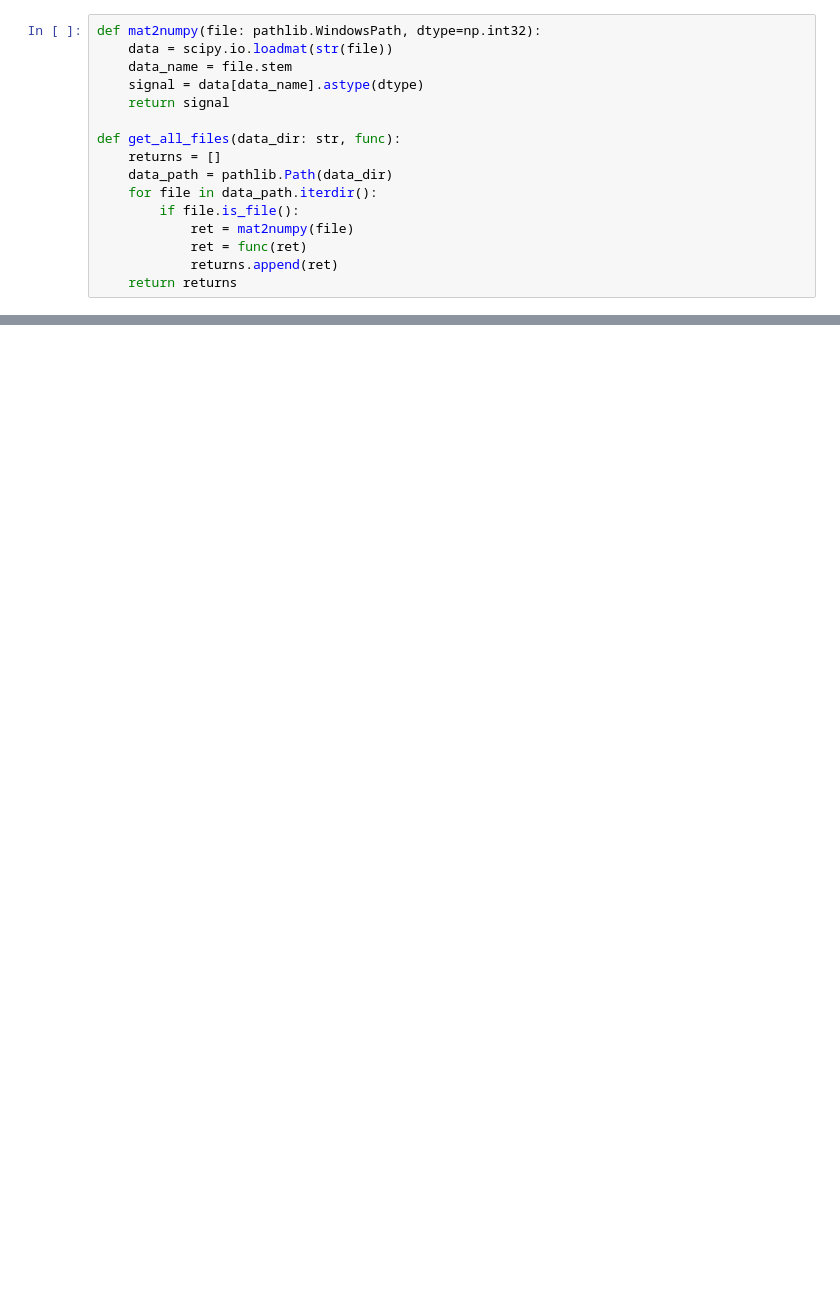
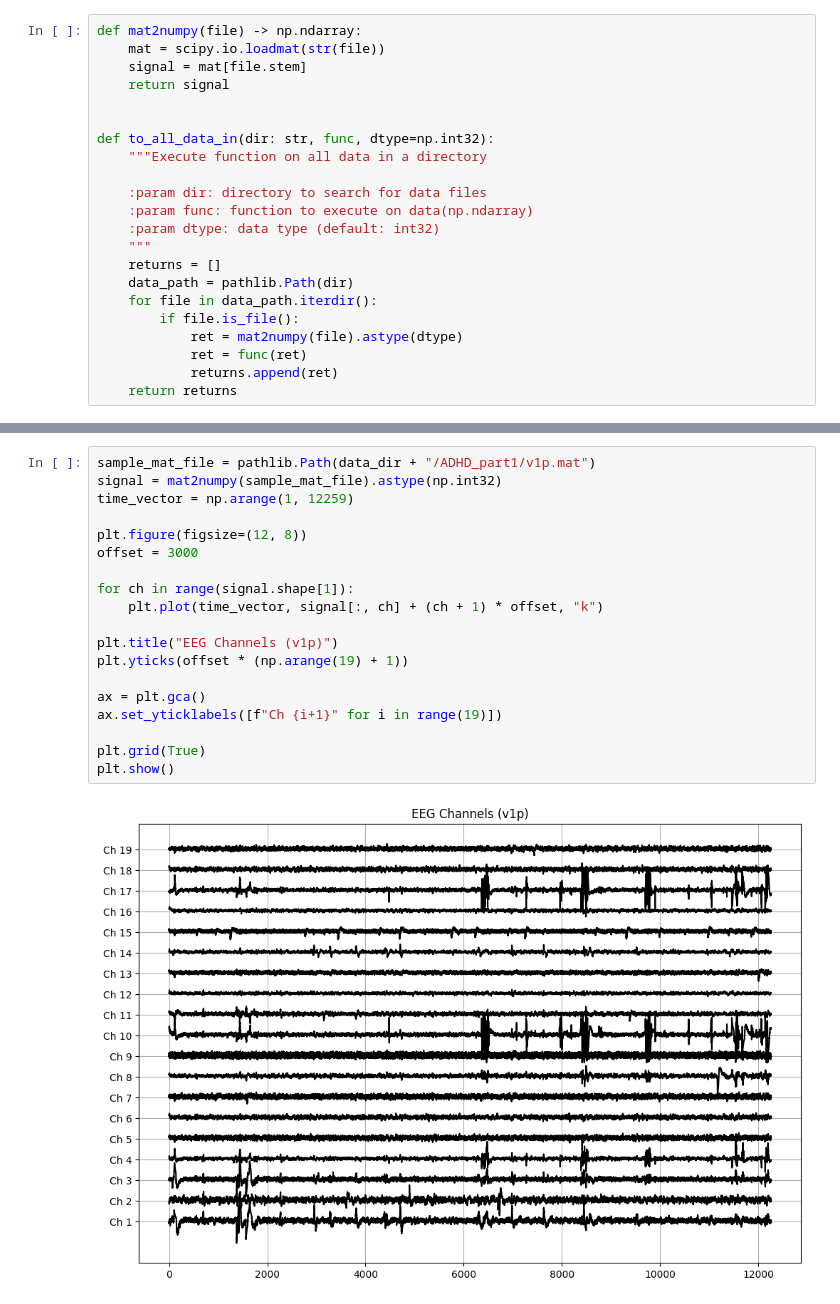
Before and after one commit to denev6/ADHD-EEG-ViT, a Jupyter notebook: assets/tools/IEEE/preprocess.ipynb, the cells around one changed output, grey strips where cells are left out. Drawn from its saved outputs; the diff is of its cells as text; blank space fills up the shorter version.

```diff
--- a/assets/tools/IEEE/preprocess.ipynb
+++ b/assets/tools/IEEE/preprocess.ipynb
@@ -16,16 +24,22 @@ label_list = []
 # %%
-def mat2numpy(file: pathlib.WindowsPath, dtype=np.int32):
-    data = scipy.io.loadmat(str(file))
-    data_name = file.stem
-    signal = data[data_name].astype(dtype)
+def mat2numpy(file) -> np.ndarray:
+    mat = scipy.io.loadmat(str(file))
+    signal = mat[file.stem]
     return signal
 
-def get_all_files(data_dir: str, func):
+
+def to_all_data_in(dir: str, func, dtype=np.int32):
+    """Execute function on all data in a directory
+
+    :param dir: directory to search for data files
+    :param func: function to execute on data(np.ndarray)
+    :param dtype: data type (default: int32)
+    """
     returns = []
-    data_path = pathlib.Path(data_dir)
+    data_path = pathlib.Path(dir)
     for file in data_path.iterdir():
         if file.is_file():
-            ret = mat2numpy(file)
+            ret = mat2numpy(file).astype(dtype)
             ret = func(ret)
             returns.append(ret)
     return returns
@@ -34,0 +64,21 @@ def get_length(arr: np.array):
+# %%
+sample_mat_file = pathlib.Path(data_dir + "/ADHD_part1/v1p.mat")
+signal = mat2numpy(sample_mat_file).astype(np.int32)
+time_vector = np.arange(1, 12259)
+
+plt.figure(figsize=(12, 8))
+offset = 3000
+
+for ch in range(signal.shape[1]):
+    plt.plot(time_vector, signal[:, ch] + (ch + 1) * offset, "k")
+
+plt.title("EEG Channels (v1p)")
+plt.yticks(offset * (np.arange(19) + 1))
+
+ax = plt.gca()
+ax.set_yticklabels([f"Ch {i+1}" for i in range(19)])
+
+plt.grid(True)
+plt.show()
+# %% [output]
+[figure, added]
```
Also changed, not shown: parts of 15 cells of this notebook, 11 other files.
